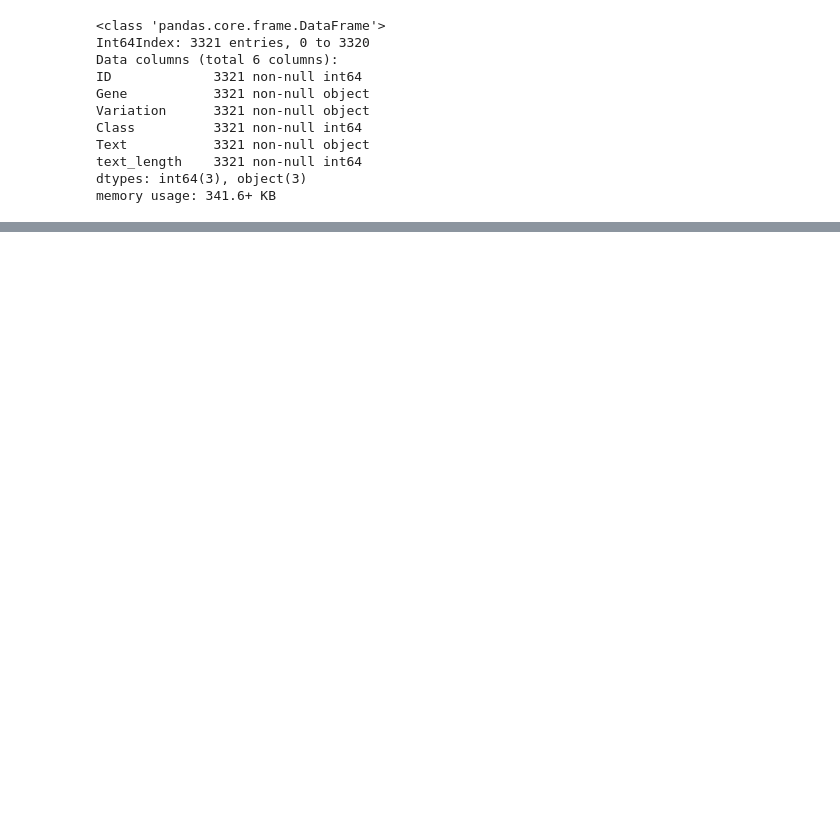
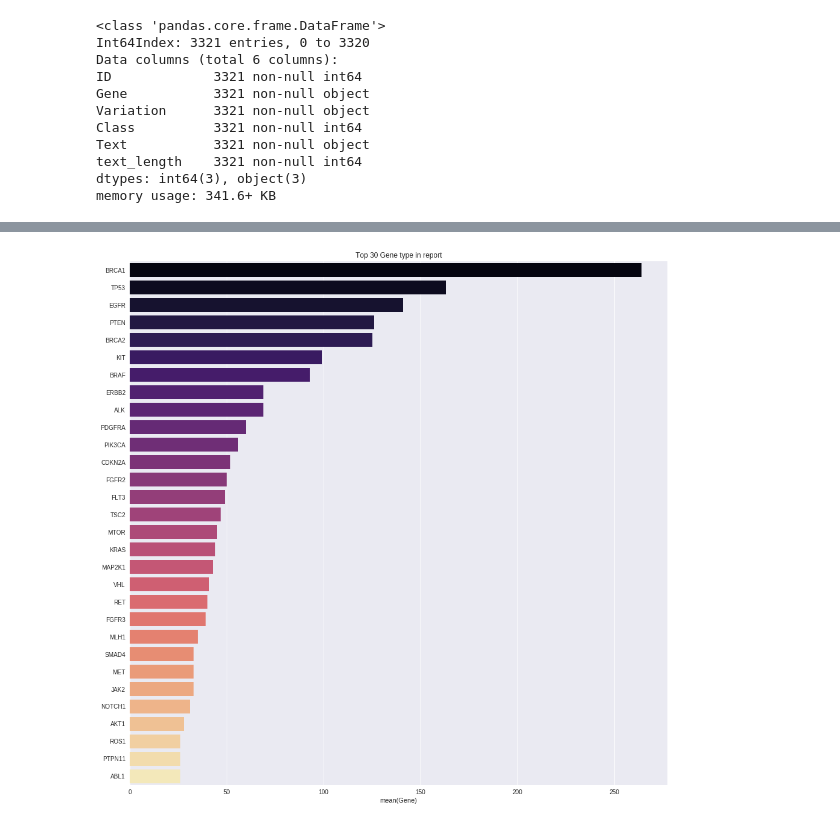
Before and after one commit to sudhirln92/kaggle-competitions, a Jupyter notebook: NLP-cancer/cancer medicine.ipynb, the cells around one changed output, grey strips where cells are left out. Saved outputs shown, nothing was run; the diff lists cells and outputs as text; code cells hidden in the pictures; blank space fills up the shorter version.

```diff
--- a/NLP-cancer/cancer medicine.ipynb
+++ b/NLP-cancer/cancer medicine.ipynb
@@ -148,0 +106,8 @@ AttributeError: module 'nltk' has no attribute 'batch_ne_chunk'
+# %%
+cnt = train['Gene'].value_counts().to_frame()[0:30]
+
+plt.figure(figsize=(16,16))
+sns.barplot(cnt['Gene'],cnt.index,palette='magma')
+plt.title('Top 30 Gene type in report');
+# %% [output]
+[figure, added]
```
Also changed, not shown: parts of 48 cells of this notebook, 6 other files.
